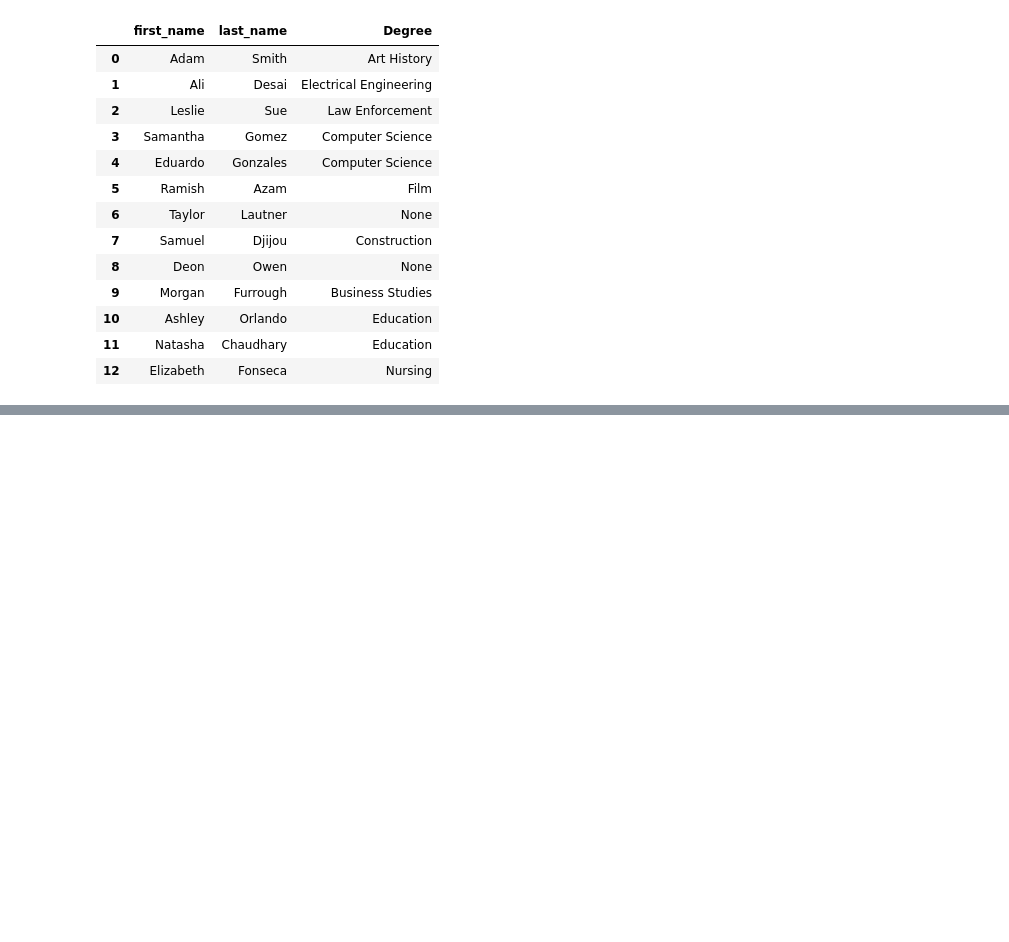
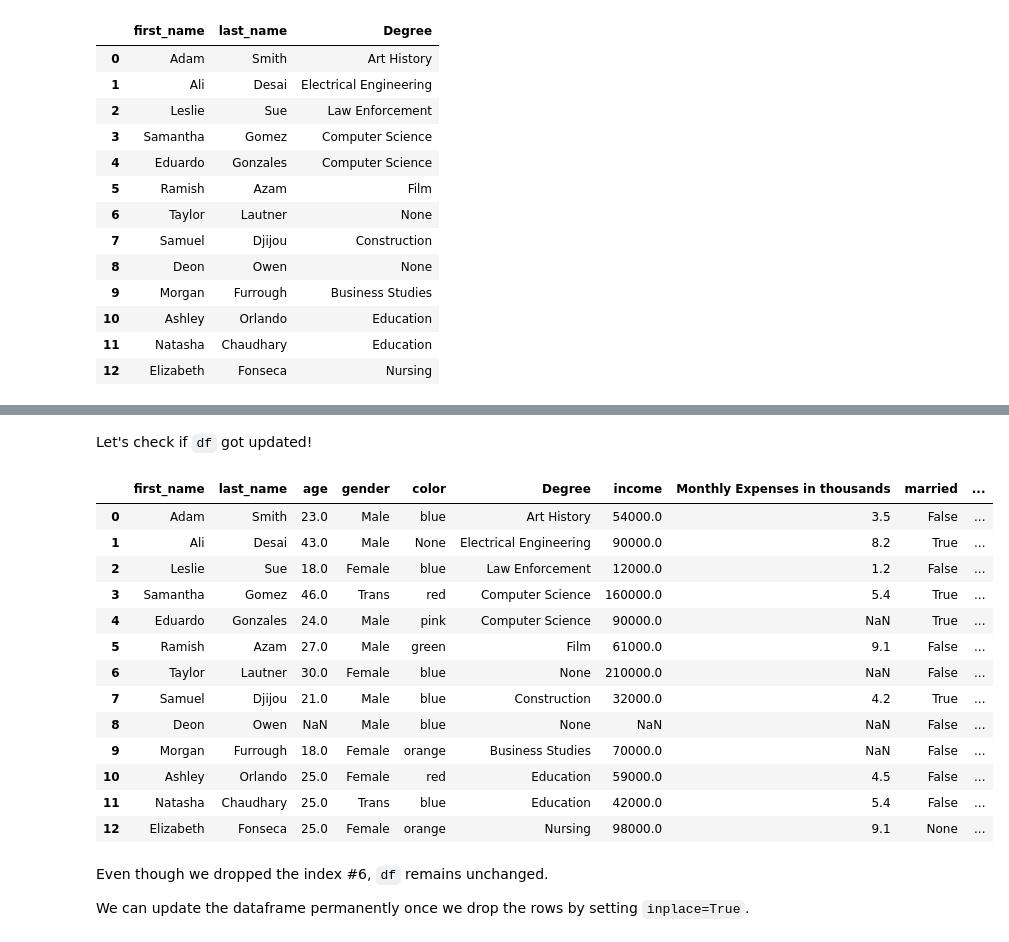
Before and after one commit to lvu5/BitU-3WBootCamp, a Jupyter notebook: Week2_Working_with_data_using_Pandas.ipynb, the cells around one changed output, grey strips where cells are left out. Saved outputs shown, nothing was run; the diff lists cells and outputs as text; code cells hidden in the pictures; blank space fills up the shorter version.

````diff
--- a/Week2_Working_with_data_using_Pandas.ipynb
+++ b/Week2_Working_with_data_using_Pandas.ipynb
@@ -291,0 +333,23 @@ df[['first_name', 'last_name', 'Degree']]
+# %% [markdown]
+Let's check if `df` got updated!
+# %%
+df
+# %% [output]
+|  | first_name | last_name | age | gender | color | Degree | income | Monthly Expenses in thousands | married | ... |
+| 0 | Adam | Smith | 23.0 | Male | blue | Art History | 54000.0 | 3.5 | False | ... |
+| 1 | Ali | Desai | 43.0 | Male | None | Electrical Engineering | 90000.0 | 8.2 | True | ... |
+| 2 | Leslie | Sue | 18.0 | Female | blue | Law Enforcement | 12000.0 | 1.2 | False | ... |
+| 3 | Samantha | Gomez | 46.0 | Trans | red | Computer Science | 160000.0 | 5.4 | True | ... |
+| 4 | Eduardo | Gonzales | 24.0 | Male | pink | Computer Science | 90000.0 | NaN | True | ... |
+| 5 | Ramish | Azam | 27.0 | Male | green | Film | 61000.0 | 9.1 | False | ... |
+| 6 | Taylor | Lautner | 30.0 | Female | blue | None | 210000.0 | NaN | False | ... |
+| 7 | Samuel | Djijou | 21.0 | Male | blue | Construction | 32000.0 | 4.2 | True | ... |
+| 8 | Deon | Owen | NaN | Male | blue | None | NaN | NaN | False | ... |
+| 9 | Morgan | Furrough | 18.0 | Female | orange | Business Studies | 70000.0 | NaN | False | ... |
+| 10 | Ashley | Orlando | 25.0 | Female | red | Education | 59000.0 | 4.5 | False | ... |
+| 11 | Natasha | Chaudhary | 25.0 | Trans | blue | Education | 42000.0 | 5.4 | False | ... |
+| 12 | Elizabeth | Fonseca | 25.0 | Female | orange | Nursing | 98000.0 | 9.1 | None | ... |
+# %% [markdown]
+Even though we dropped the index #6, `df` remains unchanged.
+
+We can update the dataframe permanently once we drop the rows by setting ```inplace=True```.
````
Also changed, not shown: parts of 26 cells of this notebook.
